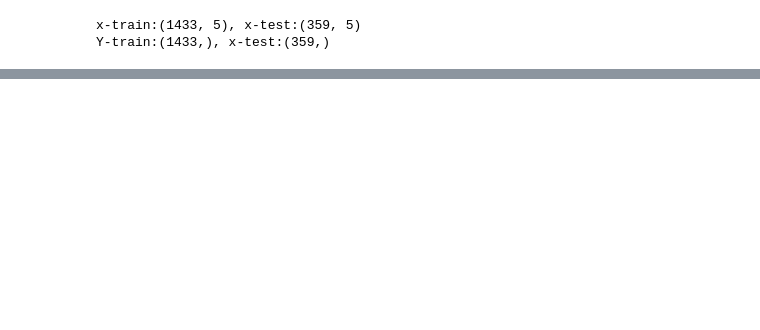
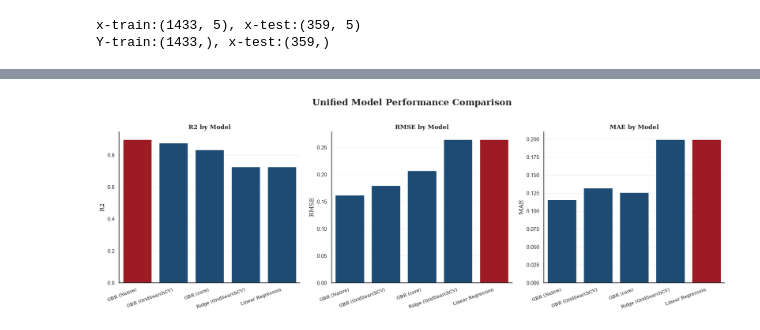
Before and after one commit to AsharArmoghan/Salary_Prediction_model, a Jupyter notebook: salary_prediction_model.ipynb, the cells around one changed output, grey strips where cells are left out. Cells and saved outputs as stored; diff of their text form; code cells hidden in the pictures; blank space fills up the shorter version.

```diff
--- a/salary_prediction_model.ipynb
+++ b/salary_prediction_model.ipynb
@@ -1019,0 +881,92 @@ Ridge GridSearchCV:
+# %%
+# ---------------------------------------------------------------------------
+# Unified metric comparison across the ENTIRE model suite
+# ---------------------------------------------------------------------------
+import pandas as pd
+from scipy import stats
+
+summary_df = pd.DataFrame(
+    {
+        name: {
+            "R2": res["r2"],
+            "RMSE": res["rmse"],
+            "MSE": res["mse"],
+            "MAE": res["mae"],
+        }
+        for name, res in model_results.items()
+    }
+).T.sort_values("R2", ascending=False)
+
+print("MODEL COMPARISON (log-salary target)")
+print("=" * 50)
+print(summary_df.round(4).to_string())
+
+# Bar-chart visualization of the three core metrics
+metrics = ["R2", "RMSE", "MAE"]
+fig, axes = plt.subplots(1, 3, figsize=(18, 6))
+for ax, metric in zip(axes, metrics):
+    best = summary_df[metric].max()
+    colors = ["#b20710" if v == best else "#0f4c81" for v in summary_df[metric]]
+    sns.barplot(x=summary_df.index, y=summary_df[metric], ax=ax, palette=colors)
+    ax.set_title(f"{metric} by Model", fontweight="bold", fontfamily="serif")
+    ax.set_ylabel(metric, fontfamily="serif")
+    ax.set_xlabel("")
+    ax.set_xticklabels(
+        summary_df.index, rotation=20, ha="right", fontfamily="serif", fontsize=9
+    )
+    ax.grid(axis="y", alpha=0.3)
+    for s in ["top", "right"]:
+        ax.spines[s].set_visible(False)
+fig.suptitle(
+    "Unified Model Performance Comparison",
+    fontsize=18,
+    fontweight="bold",
+    fontfamily="serif",
+    y=1.02,
+)
+plt.tight_layout()
+plt.show()
+
+# Unified residual + normality diagnostics for all models
+n = len(model_results)
+fig, axes = plt.subplots(2, n, figsize=(5 * n, 10))
+for idx, (name, res) in enumerate(model_results.items()):
+    preds = res["predictions"]
+    resids = Y_test - preds
+    ax = axes[0, idx]
+    sns.scatterplot(
+        x=preds,
+        y=resids,
+        alpha=0.5,
+        color="#0f4c81",
+        edgecolor="black",
+        linewidth=0.4,
+        ax=ax,
+    )
+    ax.axhline(0, color="#b20710", linestyle="--", linewidth=2)
+    ax.set_title(
+        f"{name}\nR2={res['r2']:.3f}",
+        fontweight="bold",
+        fontfamily="serif",
+        fontsize=11,
+    )
+    ax.set_xlabel("Predicted (log-salary)", fontfamily="serif", fontsize=9)
+    ax.set_ylabel("Residuals", fontfamily="serif", fontsize=9)
+    ax.grid(True, alpha=0.3)
+    for s in ["top", "right"]:
+        ax.spines[s].set_visible(False)
+
+    ax_q = axes[1, idx]
+    stats.probplot(resids, dist="norm", plot=ax_q)
+    ax_q.set_title(f"{name} Q-Q", fontweight="bold", fontfamily="serif", fontsize=11)
+    ax_q.grid(True, alpha=0.3)
+fig.suptitle(
+    "Residual & Normality Diagnostics - All Models",
+    fontsize=16,
+    fontweight="bold",
+    fontfamily="serif",
+    y=1.02,
+)
+plt.tight_layout()
+plt.show()
+# %% [output]
@@ -1019,0 +981 @@ Ridge GridSearchCV:
+[figure, added]
```
Also changed, not shown: parts of 24 cells of this notebook, 9 other files.
